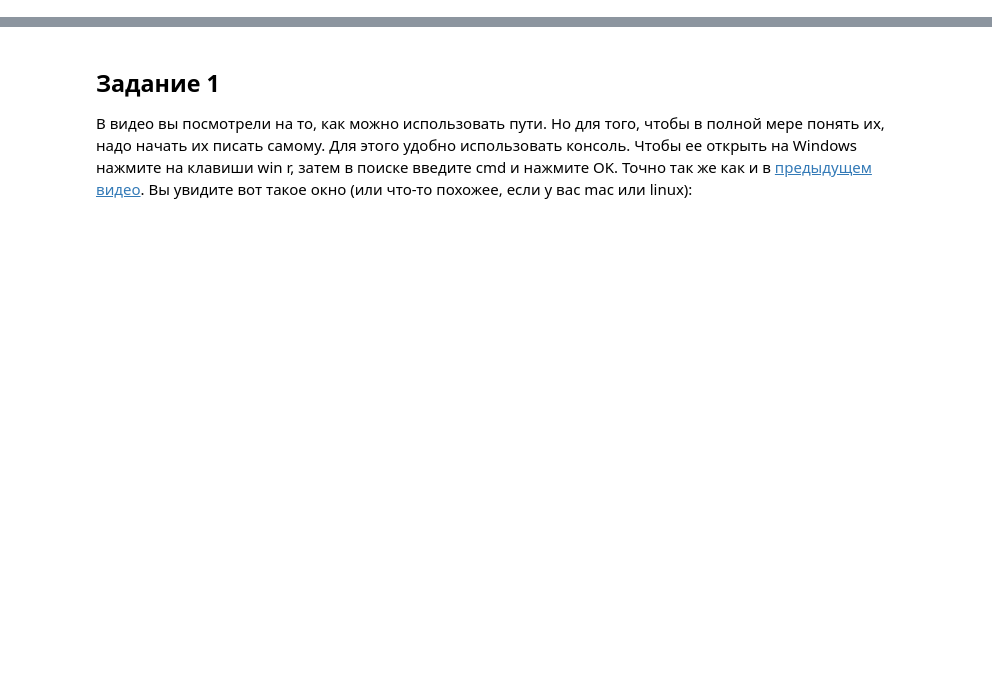
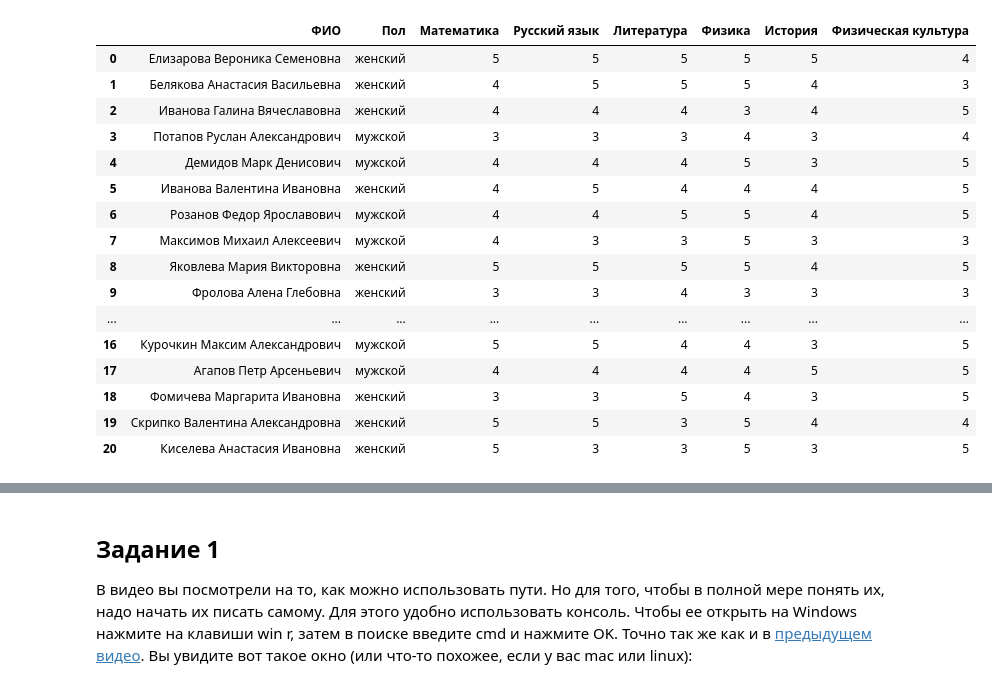
Before and after one commit to victorlymarev/pandas, a Jupyter notebook: notebooks/01-pandas-read-data.ipynb, the cells around one changed output, grey strips where cells are left out. Cells and saved outputs as stored; diff of their text form; code cells hidden in the pictures; blank space fills up the shorter version.

```diff
--- a/notebooks/pandas-read-data-01.ipynb
+++ b/notebooks/01-pandas-read-data.ipynb
@@ -8,0 +185,21 @@
+# %%
+# читаем последнюю таблицу (6Г)
+pd.read_excel('../tables/оценки.xlsx', sheet_name=-1)
+# %% [output]
+|  | ФИО | Пол | Математика | Русский язык | Литература | Физика | История | Физическая культура |
+| 0 | Елизарова Вероника Семеновна | женский | 5 | 5 | 5 | 5 | 5 | 4 |
+| 1 | Белякова Анастасия Васильевна | женский | 4 | 5 | 5 | 5 | 4 | 3 |
+| 2 | Иванова Галина Вячеславовна | женский | 4 | 4 | 4 | 3 | 4 | 5 |
+| 3 | Потапов Руслан Александрович | мужской | 3 | 3 | 3 | 4 | 3 | 4 |
+| 4 | Демидов Марк Денисович | мужской | 4 | 4 | 4 | 5 | 3 | 5 |
+| 5 | Иванова Валентина Ивановна | женский | 4 | 5 | 4 | 4 | 4 | 5 |
+| 6 | Розанов Федор Ярославович | мужской | 4 | 4 | 5 | 5 | 4 | 5 |
+| 7 | Максимов Михаил Алексеевич | мужской | 4 | 3 | 3 | 5 | 3 | 3 |
+| 8 | Яковлева Мария Викторовна | женский | 5 | 5 | 5 | 5 | 4 | 5 |
+| 9 | Фролова Алена Глебовна | женский | 3 | 3 | 4 | 3 | 3 | 3 |
+| ... | ... | ... | ... | ... | ... | ... | ... | ... |
+| 16 | Курочкин Максим Александрович | мужской | 5 | 5 | 4 | 4 | 3 | 5 |
+| 17 | Агапов Петр Арсеньевич | мужской | 4 | 4 | 4 | 4 | 5 | 5 |
+| 18 | Фомичева Маргарита Ивановна | женский | 3 | 3 | 5 | 4 | 3 | 5 |
+| 19 | Скрипко Валентина Александровна | женский | 5 | 5 | 3 | 5 | 4 | 4 |
+| 20 | Киселева Анастасия Ивановна | женский | 5 | 3 | 3 | 5 | 3 | 5 |
```
Also changed, not shown: parts of 56 cells of this notebook, 23 other files.
